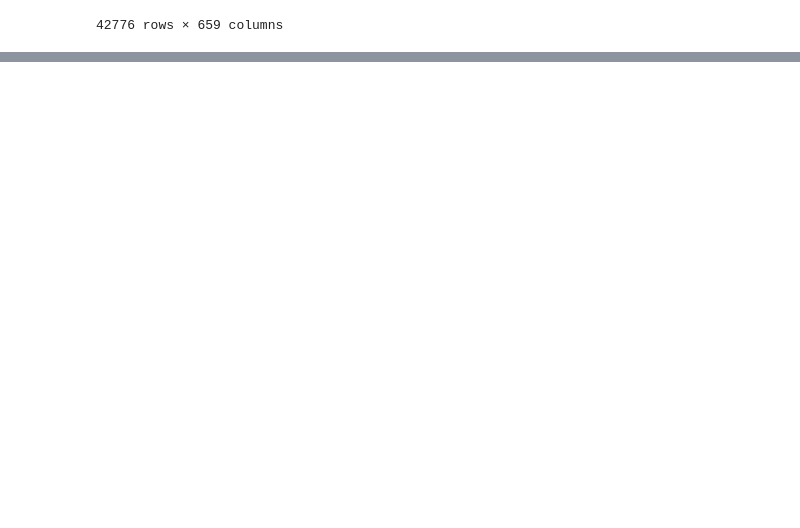
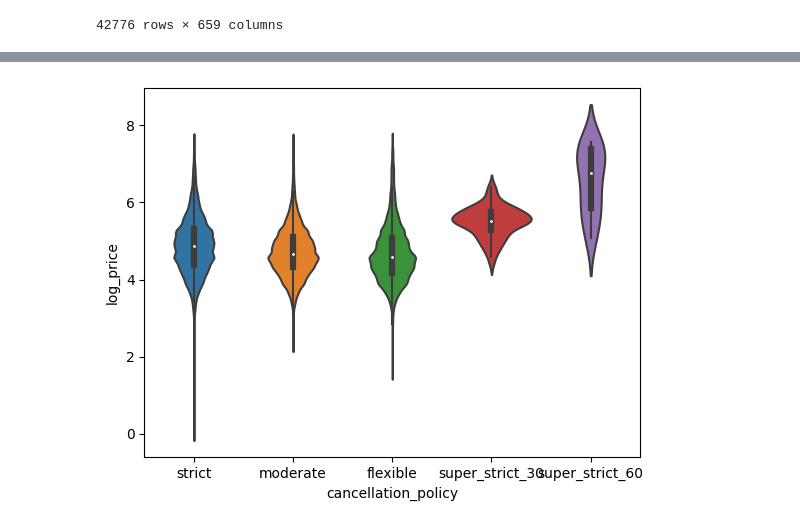
Before and after one commit to Suraj520/data-science, a Jupyter notebook: 03-case-studies/04-predicting-airbnb-prices/notebook.ipynb, the cells around one changed output, grey strips where cells are left out. Cells and saved outputs as stored; diff of their text form; code cells hidden in the pictures; blank space fills up the shorter version.

```diff
--- a/03-case-studies/04-predicting-airbnb-prices/notebook.ipynb
+++ b/03-case-studies/04-predicting-airbnb-prices/notebook.ipynb
@@ -199,0 +352,6 @@ df
+# %%
+# Violin plot of log price by cancellation policy
+sns.violinplot(data=df_original, x='cancellation_policy', y='log_price')
+plt.show()
+# %% [output]
+[figure, added]
```
Also changed, not shown: parts of 23 cells of this notebook.
